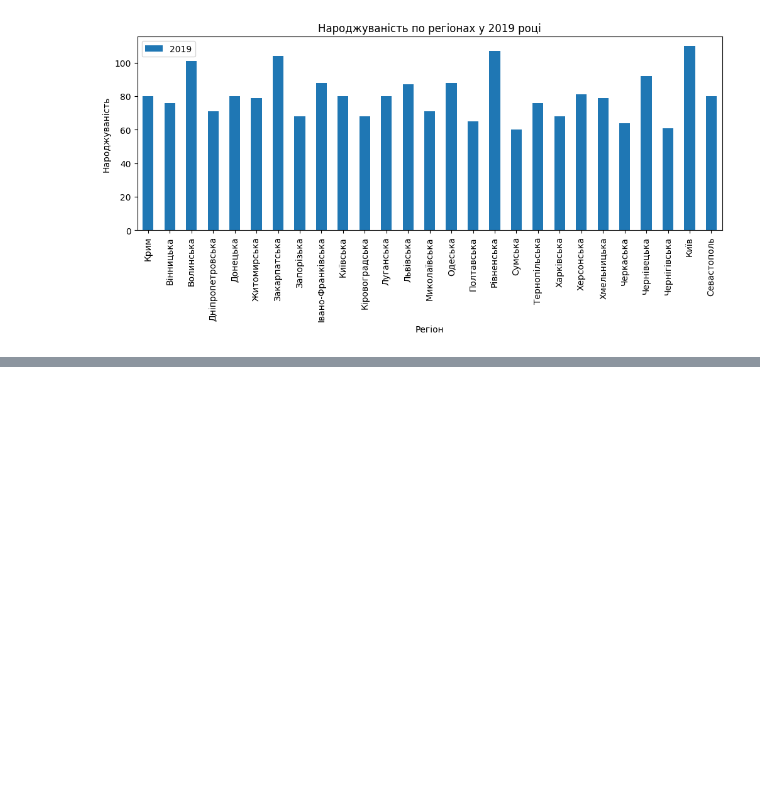
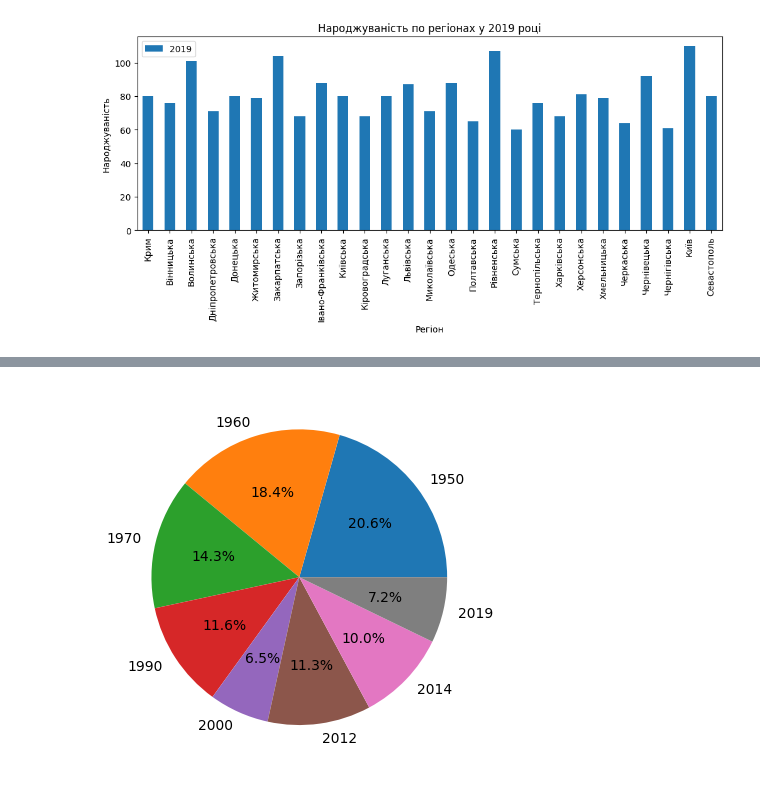
Before and after one commit to lexxai/goit_python_ds_hw_02, a Jupyter notebook: Hw2.1.ipynb, the cells around one changed output, grey strips where cells are left out. Drawn from its saved outputs; the diff is of its cells as text; code cells hidden in the pictures; blank space fills up the shorter version.

```diff
--- a/Hw2.1.ipynb
+++ b/Hw2.1.ipynb
@@ -221,0 +252,6 @@ plt.show()
+# %%
+row = df.iloc[0]
+plt.pie(row[1:], labels=df.columns[1:], autopct='%1.1f%%')
+plt.show()
+# %% [output]
+[figure, added]
```
Also changed, not shown: parts of 7 cells of this notebook.
